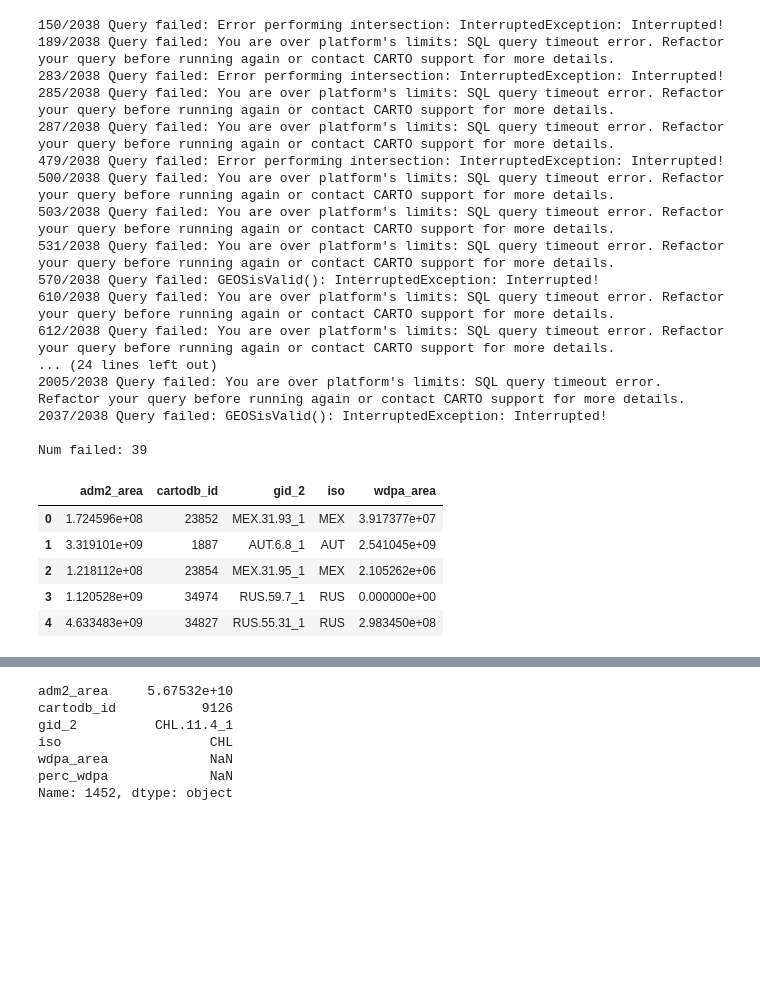
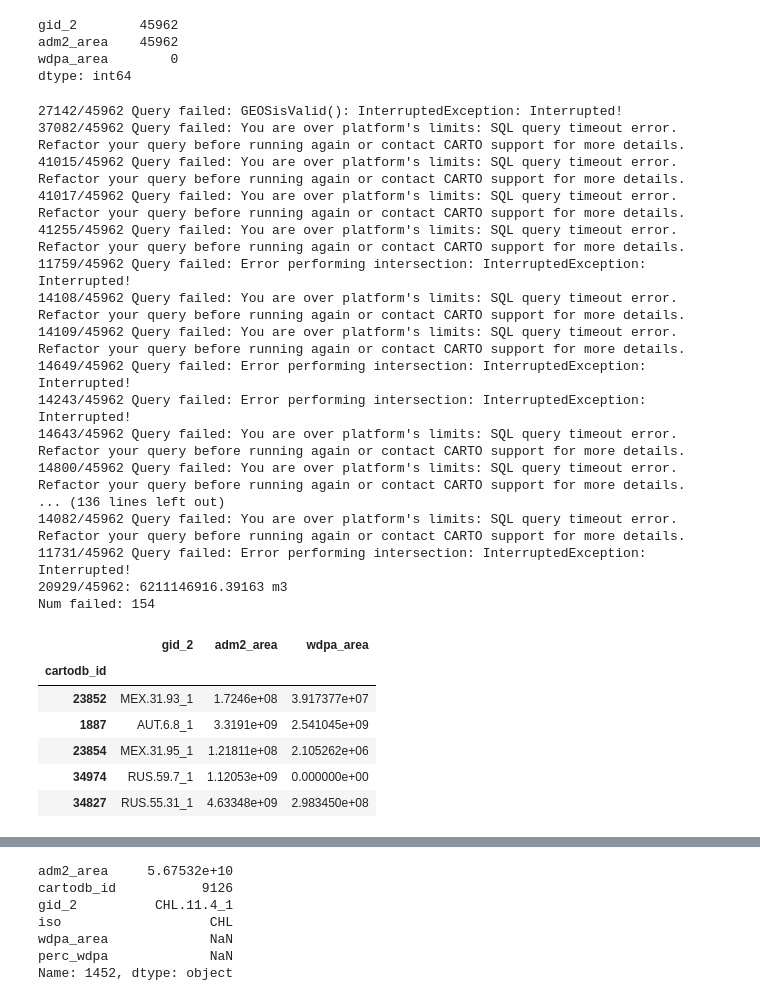
Before and after one commit to fgassert/eeNotebooks, a Jupyter notebook: notebooks/Intersect_WDPA.ipynb, the cells around one changed output, grey strips where cells are left out. Drawn from its saved outputs; the diff is of its cells as text; code cells hidden in the pictures; blank space fills up the shorter version.

```diff
--- a/notebooks/Intersect_WDPA.ipynb
+++ b/notebooks/Intersect_WDPA.ipynb
@@ -97,9 +97,11 @@ SELECT ST_AREA(ST_UNION(
 sendSql(query)['rows'][0]['area']
 # %%
 query = """
-SELECT iso, gid_2, cartodb_id, st_area(the_geom::geography, false) as adm2_area FROM {}
+SELECT cartodb_id, gid_2 FROM {}
 """.format(gadm_table)
 
 ADM1 = pd.DataFrame(sendSql(query)['rows'])
+ADM1.set_index('cartodb_id', inplace=True)
+
 ADM1.head()
 # %% [output]
@@ -111,0 +115,14 @@ ADM1.head()
+# %%
+areas = None
+for i in range(len(ADM1)//1000+1):
+    query = '''
+    select cartodb_id, st_area(the_geom::geography, false) as adm2_area from {} where cartodb_id >= {} and cartodb_id < {}
+    '''.format(gadm_table, i*1000, (i+1)*1000)
+    if areas is None:
+        areas = pd.DataFrame(sendSql(query)['rows'])
+    else:
+        areas = areas.append(pd.DataFrame(sendSql(query)['rows']))
+
+areas.set_index('cartodb_id', inplace=True)
+ADM1['adm2_area'] = areas['adm2_area']
+ADM1.head()
@@ -112,62 +137,68 @@ ADM1.head()
 # %%
 ADM1['wdpa_area'] = np.nan
+ADM1.count()
+# %% [output]
+gid_2        45962
+adm2_area    45962
+wdpa_area        0
+dtype: int64
 # %%
 # iterate through adm1 polygons and calculate area intersection
 # some queries are likely to fail; track these so we can try again on just the failed ones.
 
 for i in ADM1[ADM1['wdpa_area'].isna()].index:
-    cdbid = ADM1.iloc[i]['cartodb_id']
     query = """
     SELECT ST_AREA(ST_UNION(
         ARRAY(
             SELECT
                 ST_INTERSECTION(a.the_geom, b.the_geom) AS the_geom
             FROM {} AS a, (
                 SELECT ST_MAKEVALID(the_geom) AS the_geom
                 FROM {} WHERE cartodb_id = {}
             ) AS b
             WHERE a.the_geom && b.the_geom
         )
     )::geography, false) as area
-    """.format(wdpa_table, gadm_table, cdbid)
+    """.format(wdpa_table, gadm_table, i)
 
     try:
         # No intersection results in null; count as 0
         area = sendSql(query)['rows'][0]['area'] or 0
         ADM1.at[i, 'wdpa_area'] = area
         # just showing progress...
         sys.stdout.write("{}/{}: {} m3 \t\t\t\r".format(i, len(ADM1), area))
         sys.stdout.flush()
     except Exception as e:
         print('{}/{} Query failed: {}'.format(i, len(ADM1), e))
 
 print('\nNum failed: {}'.format(ADM1['wdpa_area'].isna().sum()))
 ADM1.to_csv('Data/adm2_wdpa_intersection.csv')
 ADM1.head()
 # %% [output]
-150/2038 Query failed: Error performing intersection: InterruptedException: Interrupted!
-189/2038 Query failed: You are over platform's limits: SQL query timeout error. Refactor your query before running again or contact CARTO support for more details.
-283/2038 Query failed: Error performing intersection: InterruptedException: Interrupted!
-285/2038 Query failed: You are over platform's limits: SQL query timeout error. Refactor your query before running again or contact CARTO support for more details.
-287/2038 Query failed: You are over platform's limits: SQL query timeout error. Refactor your query before running again or contact CARTO support for more details.
-479/2038 Query failed: Error performing intersection: InterruptedException: Interrupted!
-500/2038 Query failed: You are over platform's limits: SQL query timeout error. Refactor your query before running again or contact CARTO support for more details.
-503/2038 Query failed: You are over platform's limits: SQL query timeout error. Refactor your query before running again or contact CARTO support for more details.
-531/2038 Query failed: You are over platform's limits: SQL query timeout error. Refactor your query before running again or contact CARTO support for more details.
-570/2038 Query failed: GEOSisValid(): InterruptedException: Interrupted!
-610/2038 Query failed: You are over platform's limits: SQL query timeout error. Refactor your query before running again or contact CARTO support for more details.
-612/2038 Query failed: You are over platform's limits: SQL query timeout error. Refactor your query before running again or contact CARTO support for more details.
-... (24 lines left out)
-2005/2038 Query failed: You are over platform's limits: SQL query timeout error. Refactor your query before running again or contact CARTO support for more details.
-2037/2038 Query failed: GEOSisValid(): InterruptedException: Interrupted!
-
-Num failed: 39
+27142/45962 Query failed: GEOSisValid(): InterruptedException: Interrupted!
+37082/45962 Query failed: You are over platform's limits: SQL query timeout error. Refactor your query before running again or contact CARTO support for more details.
+41015/45962 Query failed: You are over platform's limits: SQL query timeout error. Refactor your query before running again or contact CARTO support for more details.
+41017/45962 Query failed: You are over platform's limits: SQL query timeout error. Refactor your query before running again or contact CARTO support for more details.
+41255/45962 Query failed: You are over platform's limits: SQL query timeout error. Refactor your query before running again or contact CARTO support for more details.
+11759/45962 Query failed: Error performing intersection: InterruptedException: Interrupted!
+14108/45962 Query failed: You are over platform's limits: SQL query timeout error. Refactor your query before running again or contact CARTO support for more details.
+14109/45962 Query failed: You are over platform's limits: SQL query timeout error. Refactor your query before running again or contact CARTO support for more details.
+14649/45962 Query failed: Error performing intersection: InterruptedException: Interrupted!
+14243/45962 Query failed: Error performing intersection: InterruptedException: Interrupted!
+14643/45962 Query failed: You are over platform's limits: SQL query timeout error. Refactor your query before running again or contact CARTO support for more details.
+14800/45962 Query failed: You are over platform's limits: SQL query timeout error. Refactor your query before running again or contact CARTO support for more details.
+... (136 lines left out)
+14082/45962 Query failed: You are over platform's limits: SQL query timeout error. Refactor your query before running again or contact CARTO support for more details.
+11731/45962 Query failed: Error performing intersection: InterruptedException: Interrupted!
+20929/45962: 6211146916.39163 m3
+Num failed: 154
-|  | adm2_area | cartodb_id | gid_2 | iso | wdpa_area |
-| 0 | 1.724596e+08 | 23852 | MEX.31.93_1 | MEX | 3.917377e+07 |
-| 1 | 3.319101e+09 | 1887 | AUT.6.8_1 | AUT | 2.541045e+09 |
-| 2 | 1.218112e+08 | 23854 | MEX.31.95_1 | MEX | 2.105262e+06 |
-| 3 | 1.120528e+09 | 34974 | RUS.59.7_1 | RUS | 0.000000e+00 |
-| 4 | 4.633483e+09 | 34827 | RUS.55.31_1 | RUS | 2.983450e+08 |
+|  | gid_2 | adm2_area | wdpa_area |
+| cartodb_id |  |  |  |
+| 23852 | MEX.31.93_1 | 1.7246e+08 | 3.917377e+07 |
+| 1887 | AUT.6.8_1 | 3.3191e+09 | 2.541045e+09 |
+| 23854 | MEX.31.95_1 | 1.21811e+08 | 2.105262e+06 |
+| 34974 | RUS.59.7_1 | 1.12053e+09 | 0.000000e+00 |
+| 34827 | RUS.55.31_1 | 4.63348e+09 | 2.983450e+08 |
 # %%
 ADM1[ADM1['wdpa_area'].isna()]
 # %% [output]
```
Also changed, not shown: parts of 9 cells of this notebook, 3 other files.
